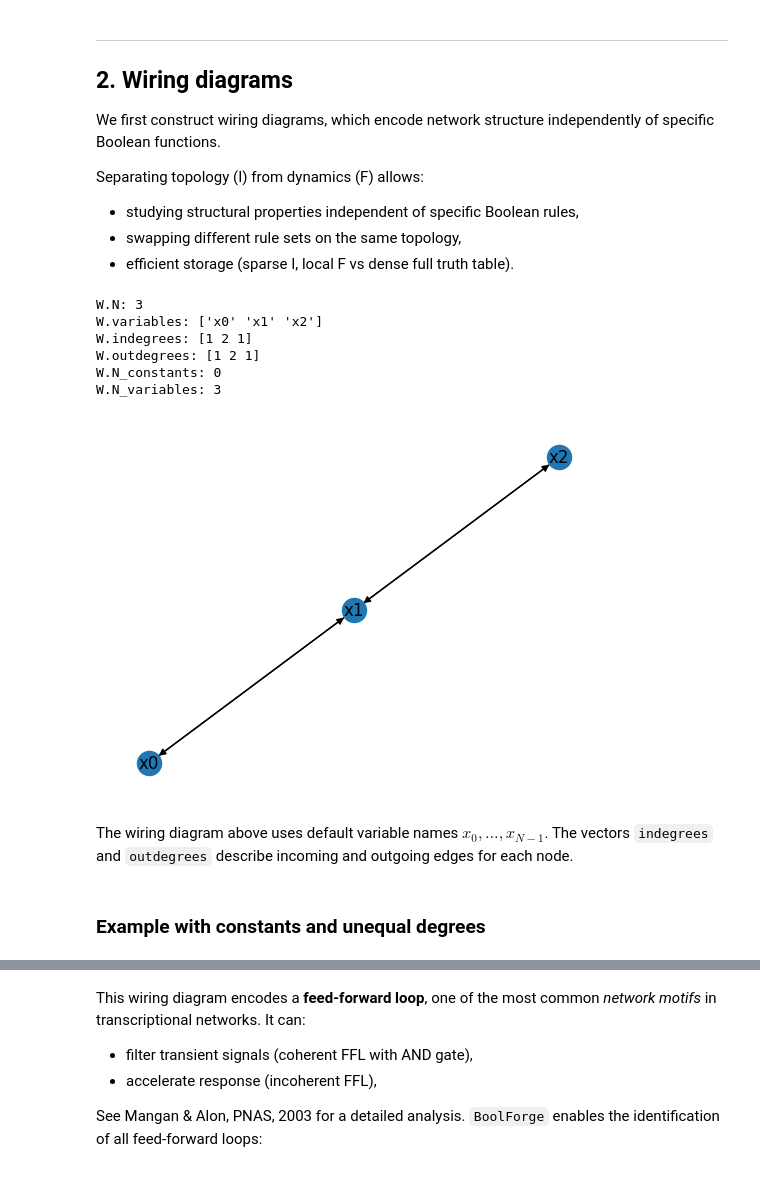
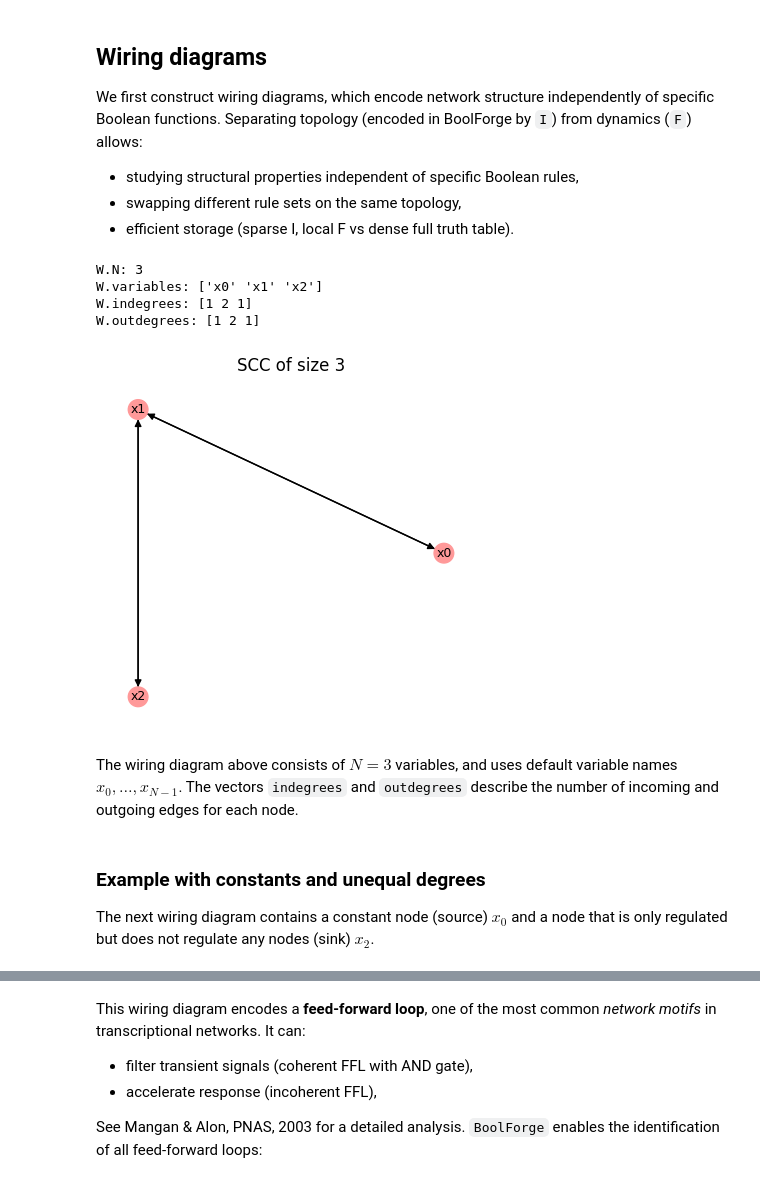
Before and after one commit to ckadelka/BoolForge, a Jupyter notebook: docs/tutorials/tutorial06_boolean_networks.ipynb, the cells around one changed output, grey strips where cells are left out. Saved outputs shown, nothing was run; the diff lists cells and outputs as text; code cells hidden in the pictures.

```diff
--- a/docs/tutorials/tutorial06_boolean_networks.ipynb
+++ b/docs/tutorials/tutorial06_boolean_networks.ipynb
@@ -43,52 +39,46 @@ Despite their simplicity, Boolean networks can:
 - identify control strategies,
 - scale to genome-wide networks (1000s of nodes).
 # %% [markdown]
----
-## 2. Wiring diagrams
+## Wiring diagrams
 
 We first construct wiring diagrams, which encode network structure independently
-of specific Boolean functions.
+of specific Boolean functions. Separating topology (encoded in BoolForge by `I`)
+from dynamics (`F`) allows:
 
-Separating topology (I) from dynamics (F) allows:
 - studying structural properties independent of specific Boolean rules,
 - swapping different rule sets on the same topology,
 - efficient storage (sparse I, local F vs dense full truth table).
 # %%
 # Wiring diagram of a 3-node network
 I = [
     [1],
     [0, 2],
     [1],
 ]
 
-W = boolforge.WiringDiagram(I=I)
+W = bf.WiringDiagram(I=I)
 
 print("W.N:", W.N)
 print("W.variables:", W.variables)
 print("W.indegrees:", W.indegrees)
 print("W.outdegrees:", W.outdegrees)
-print("W.N_constants:", W.N_constants)
-print("W.N_variables:", W.N_variables)
 
-DiGraph = W.to_DiGraph()
-plt.figure()
-nx.draw_networkx(DiGraph, with_labels=True, arrows=True)
-plt.axis("off")
-plt.show()
+fig = W.plot(show=False);
 # %% [output]
 W.N: 3
 W.variables: ['x0' 'x1' 'x2']
 W.indegrees: [1 2 1]
 W.outdegrees: [1 2 1]
-W.N_constants: 0
-W.N_variables: 3
-[figure, old version]
+[figure, new version]
 # %% [markdown]
-The wiring diagram above uses default variable names $x_0, \ldots, x_{N-1}$.
-The vectors `indegrees` and `outdegrees` describe incoming and outgoing edges
-for each node.
+The wiring diagram above consists of $N=3$ variables, and
+uses default variable names $x_0, \ldots, x_{N-1}$.
+The vectors `indegrees` and `outdegrees` describe the number of
+incoming and outgoing edges for each node.
-# %% [markdown]
-### Example with constants and unequal degrees
+# %% [markdown]
+### Example with constants and unequal degrees
+The next wiring diagram contains a constant node (source) $x_0$ and a node
+that is only regulated but does not regulate any nodes (sink) $x_2$.
 # %%
 I = [
     [],
```
Also changed, not shown: parts of 32 cells of this notebook, 17 other files.
